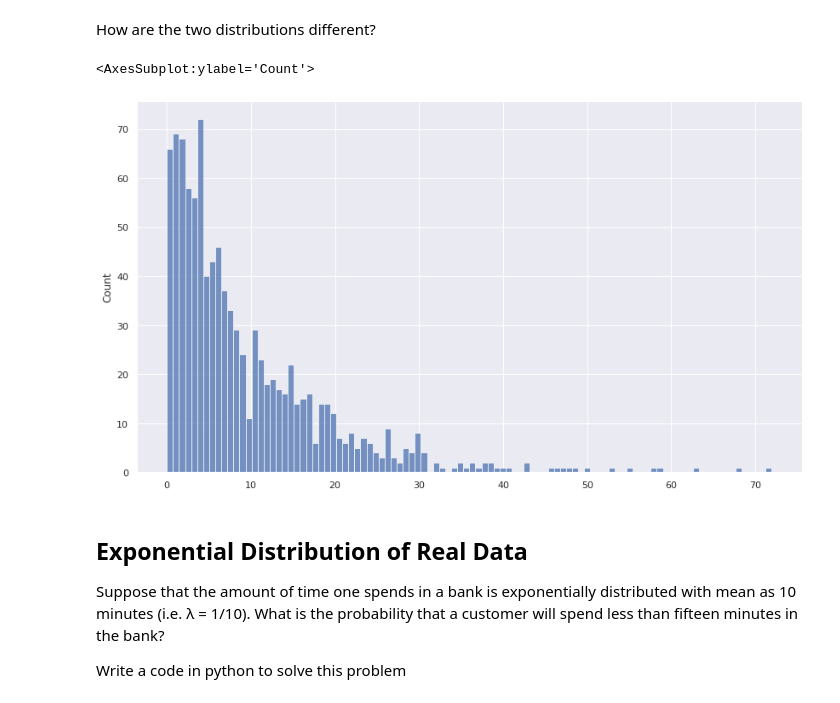
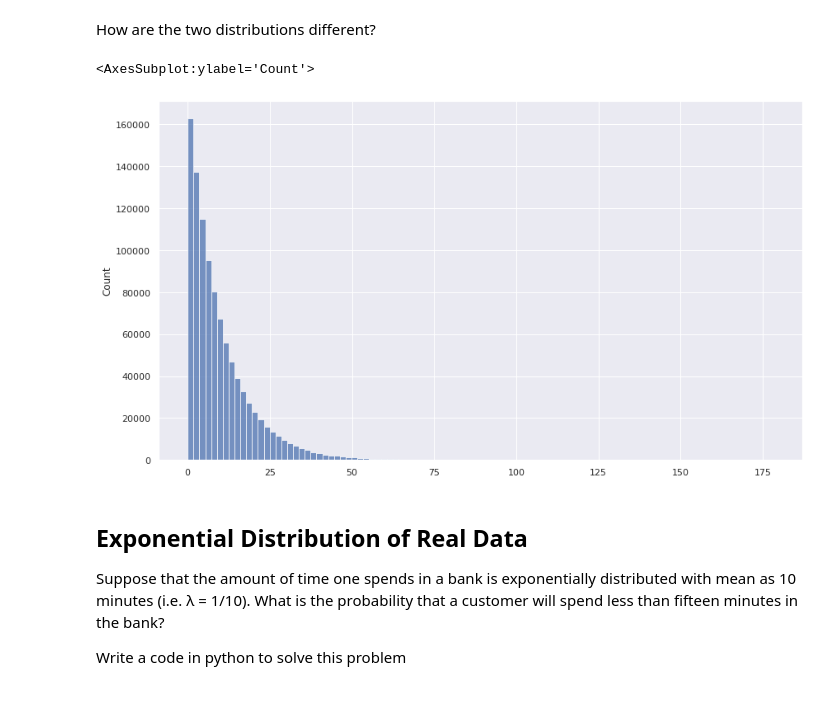
Before and after one commit to Ironhack-Data-Madrid-Octubre-2021/lab-continuous-probability-distributions, a Jupyter notebook: your-code/main.ipynb, the cells around one changed output. Drawn from its saved outputs; the diff is of its cells as text; code cells hidden in the pictures.

```diff
--- a/your-code/main.ipynb
+++ b/your-code/main.ipynb
@@ -198,9 +198,9 @@ How are the two distributions different?
 # %%
-thousand = exponential10(1000)
+thousand = exponential10(1000000)
 sns.histplot(thousand,  bins=100)
 # %% [output]
 <AxesSubplot:ylabel='Count'>
-[figure, old version]
+[figure, new version]
 # %% [markdown]
 ## Exponential Distribution of Real Data
 
```
Also changed, not shown: parts of 1 cell of this notebook.
